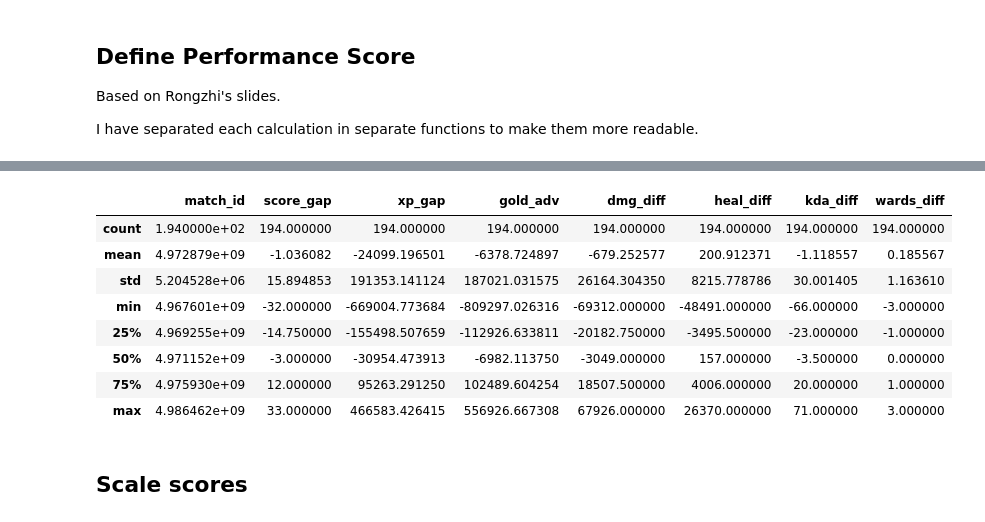
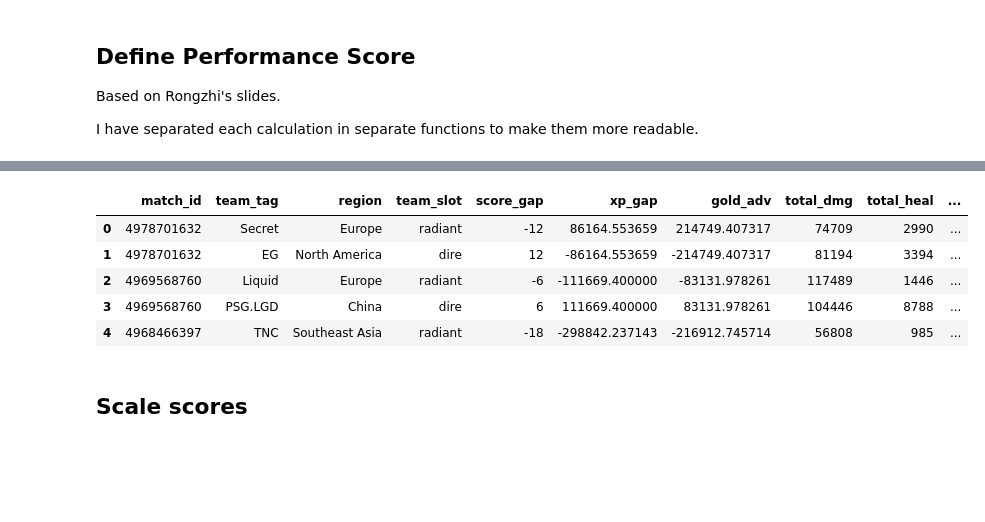
Before and after one commit to geoph9/BDA-Project, a Jupyter notebook: transformation.ipynb, the cells around one changed output, grey strips where cells are left out. Saved outputs shown, nothing was run; the diff lists cells and outputs as text; code cells hidden in the pictures; blank space fills up the shorter version.

```diff
--- a/transformation.ipynb
+++ b/transformation.ipynb
@@ -170,15 +179,50 @@ matches.head()
-# %%
-matches.describe()
-# %% [output]
-|  | match_id | score_gap | xp_gap | gold_adv | dmg_diff | heal_diff | kda_diff | wards_diff |
-| count | 1.940000e+02 | 194.000000 | 194.000000 | 194.000000 | 194.000000 | 194.000000 | 194.000000 | 194.000000 |
-| mean | 4.972879e+09 | -1.036082 | -24099.196501 | -6378.724897 | -679.252577 | 200.912371 | -1.118557 | 0.185567 |
-| std | 5.204528e+06 | 15.894853 | 191353.141124 | 187021.031575 | 26164.304350 | 8215.778786 | 30.001405 | 1.163610 |
-| min | 4.967601e+09 | -32.000000 | -669004.773684 | -809297.026316 | -69312.000000 | -48491.000000 | -66.000000 | -3.000000 |
-| 25% | 4.969255e+09 | -14.750000 | -155498.507659 | -112926.633811 | -20182.750000 | -3495.500000 | -23.000000 | -1.000000 |
-| 50% | 4.971152e+09 | -3.000000 | -30954.473913 | -6982.113750 | -3049.000000 | 157.000000 | -3.500000 | 0.000000 |
-| 75% | 4.975930e+09 | 12.000000 | 95263.291250 | 102489.604254 | 18507.500000 | 4006.000000 | 20.000000 | 1.000000 |
-| max | 4.986462e+09 | 33.000000 | 466583.426415 | 556926.667308 | 67926.000000 | 26370.000000 | 71.000000 | 3.000000 |
+# %%
+teams = defaultdict(dict)
+for match_id in match_ids:
+    matches = ti[ti.match_id == match_id]
+    # Radiant team
+    rad_tag = matches.rad_tag.to_list()[0]
+    rad_performance = performance(matches[matches.player_slot == 'radiant'])
+    rad_total_score = rad_performance
+    teams[match_id][rad_tag+"_radiant"] = rad_total_score
+    # Dire team
+    dire_tag = matches.dire_tag.to_list()[0]
+    dire_performance = performance(matches[matches.player_slot == 'dire'])
+    dire_total_score = dire_performance
+    teams[match_id][dire_tag+"_dire"] = dire_total_score
+# %%
+# complete_df = {"match_id": [], "team_tag": [], "region": [], "team_slot": []}
+complete_df = defaultdict(list)
+cols = ["score_gap", "xp_gap", "gold_adv", "total_dmg", "total_heal", "total_kda", "total_wards"]
+for match_id in match_ids:
+    for team in teams[match_id]:
+        team_tag, team_slot = team.split("_")  # e.g. Secret_radiant -> secret, radiant
+        complete_df["match_id"].append(match_id)
+        complete_df["team_tag"].append(team_tag)
+        if team_slot == "radiant":
+            is_dire = False
+            region = ti[ti.match_id==match_id].region_x.to_list()[0]
+        else:
+            is_dire = True
+            region = ti[ti.match_id==match_id].region_y.to_list()[0]
+        complete_df["region"].append(region)
+        complete_df["team_slot"].append(team_slot)
+        performance_scores = teams[match_id][team]
+        for i, col in enumerate(cols):
+            if (col in ["score_gap", "xp_gap", "gold_adv"]) and is_dire:
+                sc = (-1) * performance_scores[i]  # the _gap and _adv are calculated with respect to the radiant team and so we need to reverse them.
+            else:
+                sc = performance_scores[i]
+            complete_df[col].append(sc)
+complete_df = pd.DataFrame(complete_df)
+complete_df.head()
+# %% [output]
+|  | match_id | team_tag | region | team_slot | score_gap | xp_gap | gold_adv | total_dmg | total_heal | ... |
+| 0 | 4978701632 | Secret | Europe | radiant | -12 | 86164.553659 | 214749.407317 | 74709 | 2990 | ... |
+| 1 | 4978701632 | EG | North America | dire | 12 | -86164.553659 | -214749.407317 | 81194 | 3394 | ... |
+| 2 | 4969568760 | Liquid | Europe | radiant | -6 | -111669.400000 | -83131.978261 | 117489 | 1446 | ... |
+| 3 | 4969568760 | PSG.LGD | China | dire | 6 | 111669.400000 | 83131.978261 | 104446 | 8788 | ... |
+| 4 | 4968466397 | TNC | Southeast Asia | radiant | -18 | -298842.237143 | -216912.745714 | 56808 | 985 | ... |
 # %% [markdown]
 ## Scale scores
 # %%
```
Also changed, not shown: parts of 17 cells of this notebook, 1 other file.
